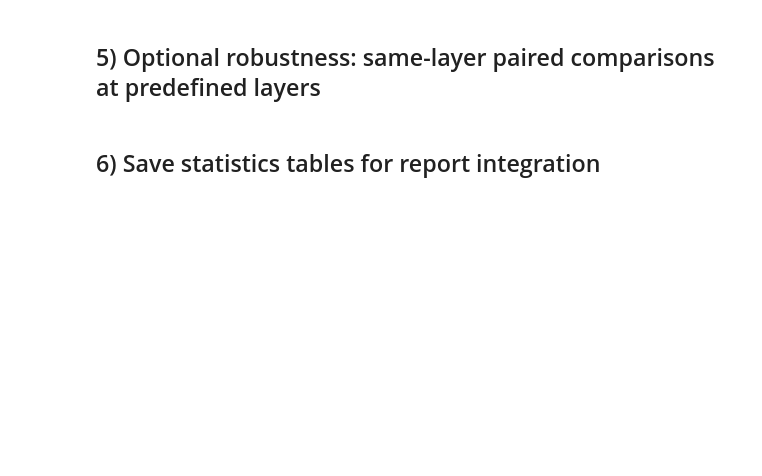
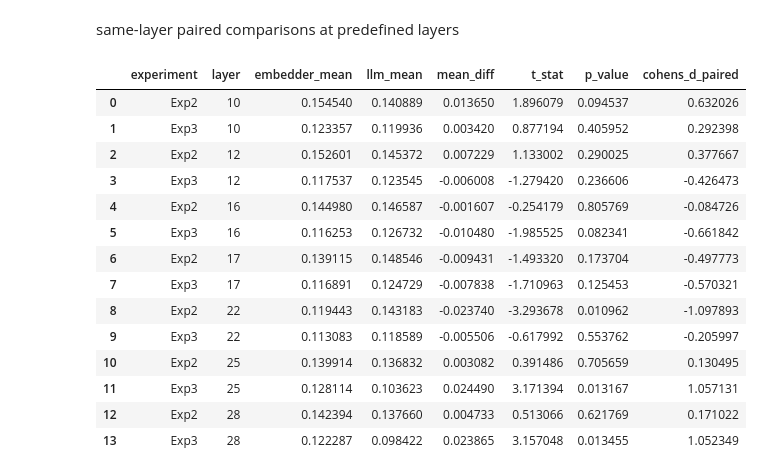
Before and after one commit to Firdaous2002/NeuroNLP, a Jupyter notebook: inferential_statistics.ipynb, the cells around one changed output. Cells and saved outputs as stored; diff of their text form; code cells hidden in the pictures; blank space fills up the shorter version.

```diff
--- a/inferential_statistics.ipynb
+++ b/inferential_statistics.ipynb
@@ -76,10 +42,10 @@ def cohens_d_paired(x, y):
     return diff.mean() / diff.std(ddof=1)
 
 
-def paired_t_with_effect(embed_scores, llm_scores, alternative="greater"):
+def paired_t_with_effect(embed_scores, llm_scores, alternative="two-sided"):
     """
     Paired t-test and paired Cohen's d.
-    alternative: 'greater' tests Embedder > LLM.
+    By default, uses a two-sided test because model differences can go in either direction.
     """
     embed_scores = np.asarray(embed_scores)
     llm_scores = np.asarray(llm_scores)
@@ -128,9 +94,9 @@ for exp_name, emb, llm in [
     ("Exp2", exp2_emb_peak_scores, exp2_llm_peak_scores),
     ("Exp3", exp3_emb_peak_scores, exp3_llm_peak_scores),
 ]:
-    t, p, d = paired_t_with_effect(emb, llm, alternative="greater")
+    t, p, d = paired_t_with_effect(emb, llm, alternative="two-sided")
     rows.append({
-        "comparison": f"{exp_name}: Embedder_peak > LLM_peak",
+        "comparison": f"{exp_name}: Embedder_peak vs LLM_peak",
         "n": len(emb),
         "embedder_mean": emb.mean(),
         "llm_mean": llm.mean(),
@@ -190,29 +201,43 @@ display(layer_exp3_df[layer_exp3_df["sig_fdr_0.05"]][["layer", "p_value", "p_fdr
 # %% [markdown]
-## 5) Optional robustness: same-layer paired comparisons at predefined layers
+same-layer paired comparisons at predefined layers
 # %%
 def paired_test_at_layer(accs_emb, accs_llm, layer, exp_name):
     emb = accs_emb[:, layer]
     llm = accs_llm[:, layer]
-    t, p, d = paired_t_with_effect(emb, llm, alternative="greater")
+    t, p, d = paired_t_with_effect(emb, llm, alternative="two-sided")
     return {
         "experiment": exp_name,
         "layer": layer,
         "embedder_mean": emb.mean(),
         "llm_mean": llm.mean(),
         "mean_diff": (emb - llm).mean(),
         "t_stat": t,
         "p_value": p,
         "cohens_d_paired": d,
     }
 
-example_layers = [10, 16, 17, 25]
+example_layers = sorted(set([10, 16, 17, 25, 12, 22, 28]))
 rows = []
 for L in example_layers:
     if L < accs_emb_exp2.shape[1]:
         rows.append(paired_test_at_layer(accs_emb_exp2, accs_qwen_exp2, L, "Exp2"))
     if L < accs_emb_exp3.shape[1]:
         rows.append(paired_test_at_layer(accs_emb_exp3, accs_qwen_exp3, L, "Exp3"))
 
 pd.DataFrame(rows)
+# %% [output]
+|  | experiment | layer | embedder_mean | llm_mean | mean_diff | t_stat | p_value | cohens_d_paired |
+| 0 | Exp2 | 10 | 0.154540 | 0.140889 | 0.013650 | 1.896079 | 0.094537 | 0.632026 |
+| 1 | Exp3 | 10 | 0.123357 | 0.119936 | 0.003420 | 0.877194 | 0.405952 | 0.292398 |
+| 2 | Exp2 | 12 | 0.152601 | 0.145372 | 0.007229 | 1.133002 | 0.290025 | 0.377667 |
+| 3 | Exp3 | 12 | 0.117537 | 0.123545 | -0.006008 | -1.279420 | 0.236606 | -0.426473 |
+| 4 | Exp2 | 16 | 0.144980 | 0.146587 | -0.001607 | -0.254179 | 0.805769 | -0.084726 |
+| 5 | Exp3 | 16 | 0.116253 | 0.126732 | -0.010480 | -1.985525 | 0.082341 | -0.661842 |
+| 6 | Exp2 | 17 | 0.139115 | 0.148546 | -0.009431 | -1.493320 | 0.173704 | -0.497773 |
+| 7 | Exp3 | 17 | 0.116891 | 0.124729 | -0.007838 | -1.710963 | 0.125453 | -0.570321 |
+| 8 | Exp2 | 22 | 0.119443 | 0.143183 | -0.023740 | -3.293678 | 0.010962 | -1.097893 |
+| 9 | Exp3 | 22 | 0.113083 | 0.118589 | -0.005506 | -0.617992 | 0.553762 | -0.205997 |
+| 10 | Exp2 | 25 | 0.139914 | 0.136832 | 0.003082 | 0.391486 | 0.705659 | 0.130495 |
+| 11 | Exp3 | 25 | 0.128114 | 0.103623 | 0.024490 | 3.171394 | 0.013167 | 1.057131 |
+| 12 | Exp2 | 28 | 0.142394 | 0.137660 | 0.004733 | 0.513066 | 0.621769 | 0.171022 |
+| 13 | Exp3 | 28 | 0.122287 | 0.098422 | 0.023865 | 3.157048 | 0.013455 | 1.052349 |
-# %% [markdown]
-## 6) Save statistics tables for report integration
```
Also changed, not shown: parts of 16 cells of this notebook, 6 other files.
